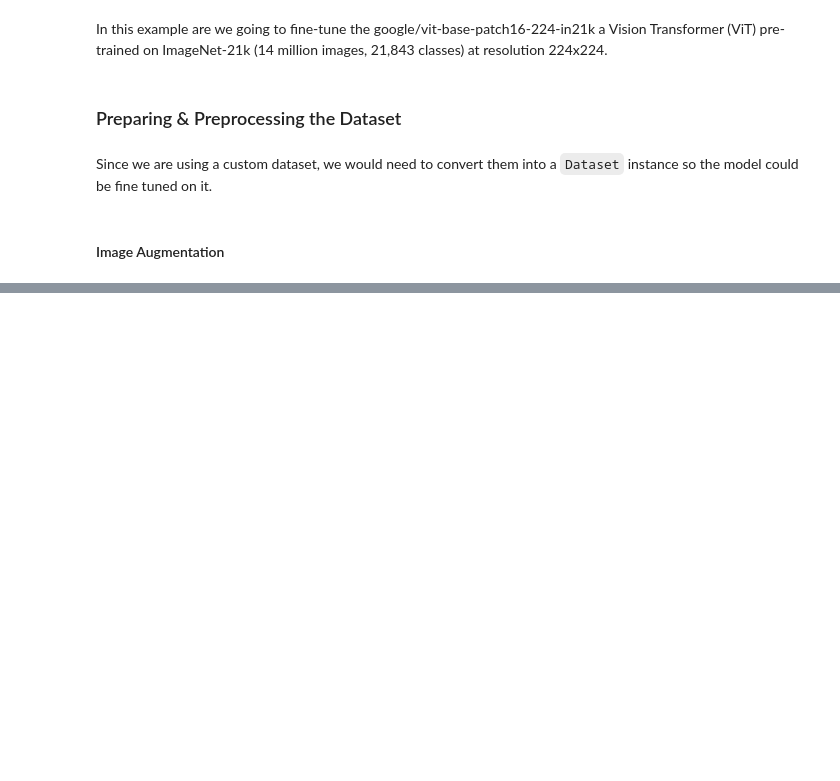
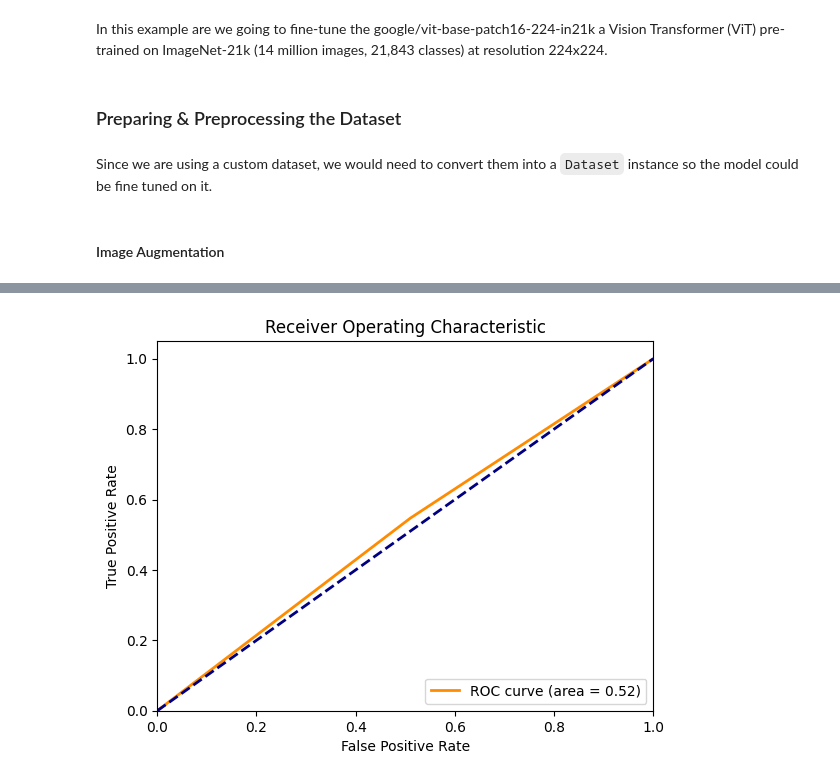
Before and after one commit to XO-Appleton/MonReader, a Jupyter notebook: MonReader_ViT.ipynb, the cells around one changed output, grey strips where cells are left out. Cells and saved outputs as stored; diff of their text form; code cells hidden in the pictures; blank space fills up the shorter version.

```diff
--- a/MonReader_ViT.ipynb
+++ b/MonReader_ViT.ipynb
@@ -112,3 +122,0 @@ test_ds = test_ds.rename_column("label", "labels")
-# %%
-train_ds = train_ds.map(augmentation, batched=True, batch_size=8)
-test_ds = test_ds.map(augmentation, batched=True, batch_size=8)
@@ -132,0 +215,9 @@ WARNING:tensorflow:Layers in a Sequential model should only have a single input
+# %%
+with tf.device('/device:GPU:0'):
+
+  train_results = model.fit(
+      tf_train_dataset,
+      validation_data=tf_eval_dataset,
+      callbacks=callbacks,
+      epochs=num_train_epochs,
+  )
@@ -132,0 +238,3 @@ WARNING:tensorflow:Layers in a Sequential model should only have a single input
+# %%
+logits = model.predict(tf_eval_dataset, verbose=1)['logits']
+preds = np.argmax(logits, axis=1)
@@ -132,0 +243,24 @@ WARNING:tensorflow:Layers in a Sequential model should only have a single input
+# %%
+from sklearn.metrics import roc_curve, auc
+
+true_labels = np.concatenate([y for x, y in tf_eval_dataset], axis=0)
+
+fpr, tpr, _ = roc_curve(true_labels, preds)
+roc_auc = auc(fpr, tpr)
+# %%
+import matplotlib.pyplot as plt
+
+plt.figure()
+lw = 2
+plt.plot(fpr, tpr, color='darkorange',
+         lw=lw, label='ROC curve (area = %0.2f)' % roc_auc)
+plt.plot([0, 1], [0, 1], color='navy', lw=lw, linestyle='--')
+plt.xlim([0.0, 1.0])
+plt.ylim([0.0, 1.05])
+plt.xlabel('False Positive Rate')
+plt.ylabel('True Positive Rate')
+plt.title('Receiver Operating Characteristic')
+plt.legend(loc="lower right")
+plt.show()
+# %% [output]
+[figure, added]
```
Also changed, not shown: parts of 14 cells of this notebook.
